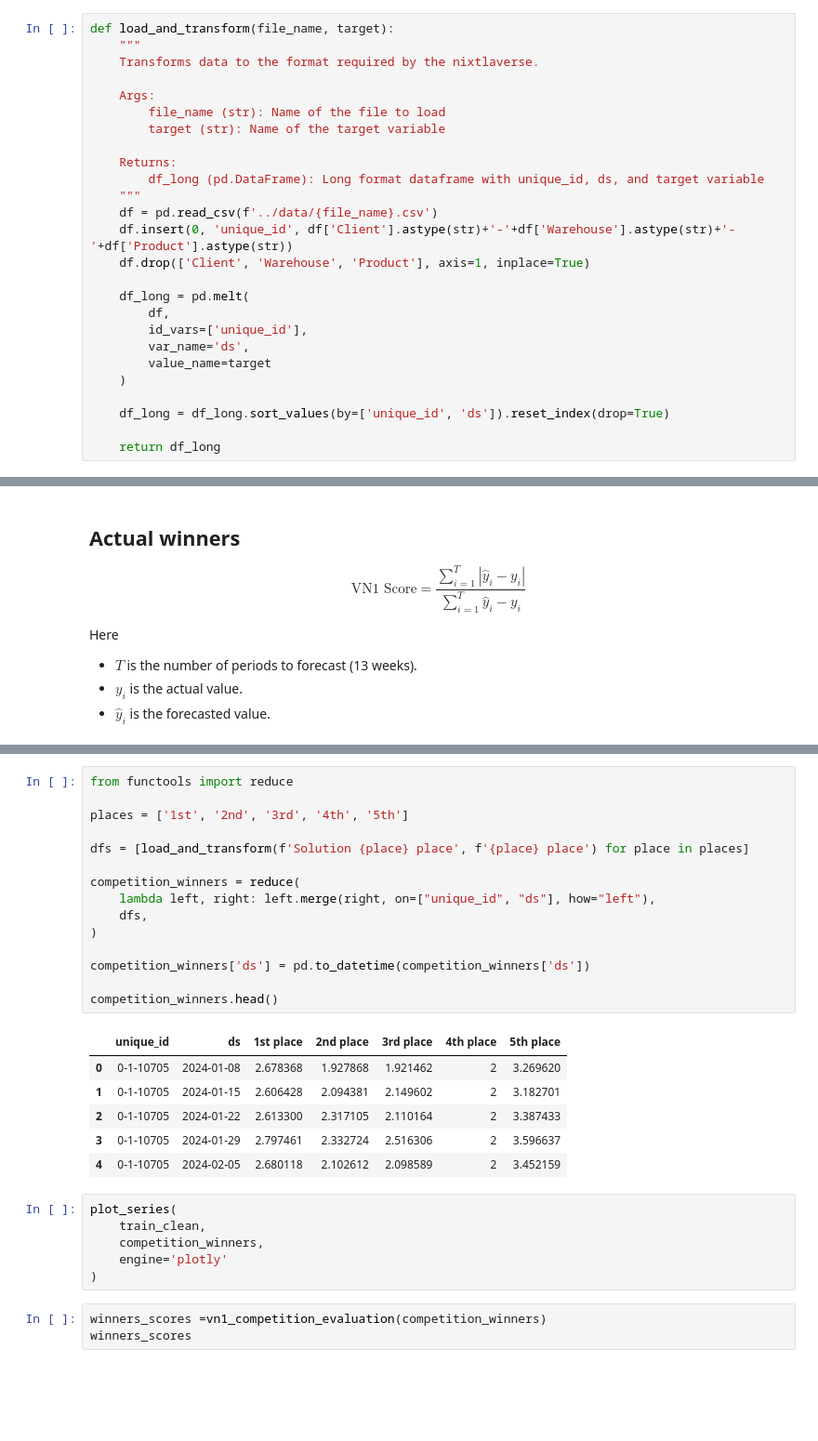
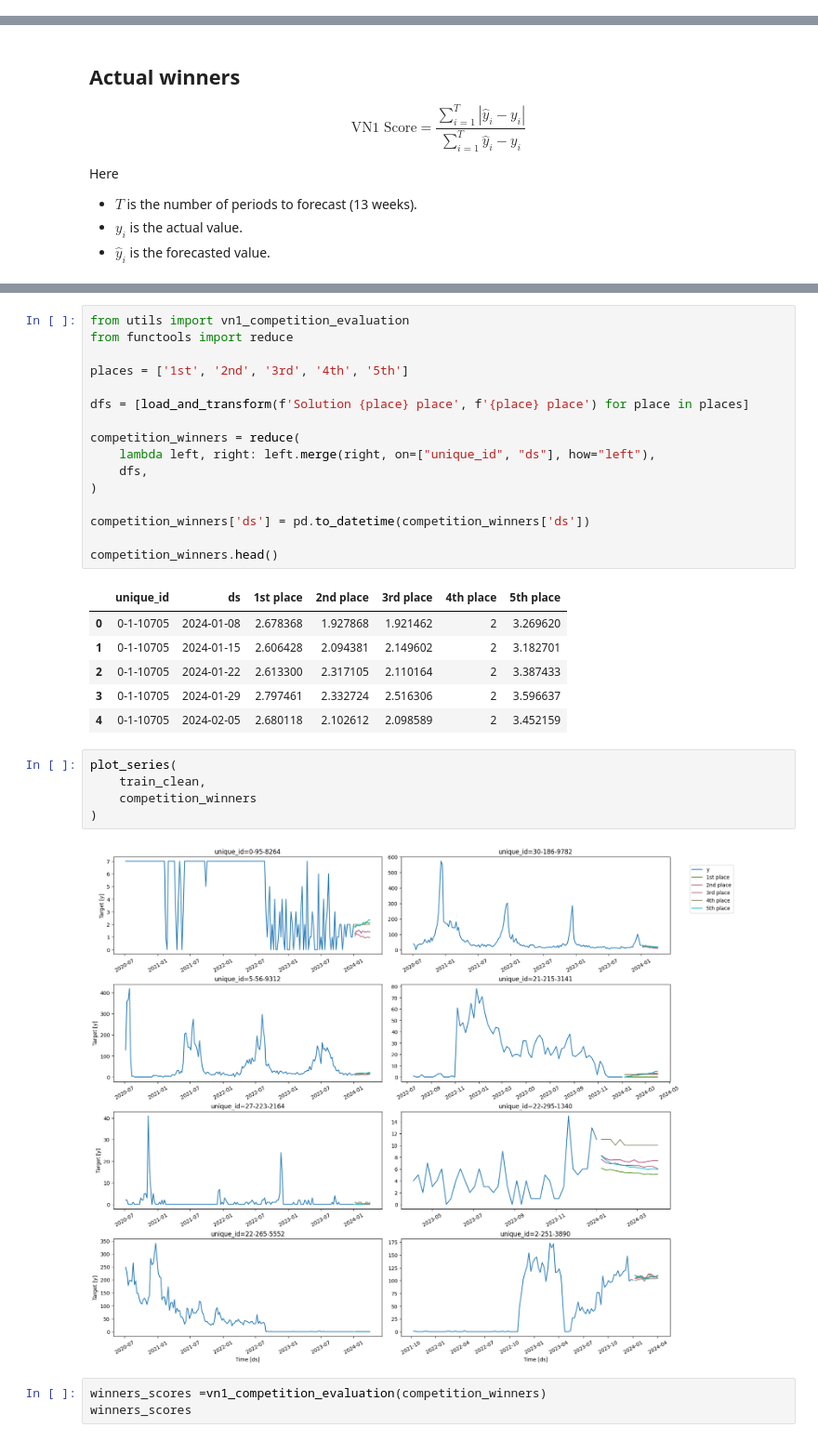
Before and after one commit to MMenchero/modern_forecasting_course, a Jupyter notebook: nbs/01_data_prep.ipynb, the cells around one changed output, grey strips where cells are left out. Shown at 93% size. Drawn from its saved outputs; the diff is of its cells as text; blank space fills up the shorter version.

```diff
--- a/nbs/01_data_prep.ipynb
+++ b/nbs/01_data_prep.ipynb
@@ -23,31 +23,5 @@ train_phase0.head()
 | 3 | 0 | 1 | 1149 | 7.0 | 7.0 | 7.0 | 7.0 | 7.0 | 7.0 | ... |
 | 4 | 0 | 1 | 1485 | 0.0 | 0.0 | 0.0 | 0.0 | 0.0 | 0.0 | ... |
 5 rows × 173 columns
-# %%
-def load_and_transform(file_name, target):
-    """
-    Transforms data to the format required by the nixtlaverse.
-
-    Args:
-        file_name (str): Name of the file to load
-        target (str): Name of the target variable
-
-    Returns:
-        df_long (pd.DataFrame): Long format dataframe with unique_id, ds, and target variable
-    """
-    df = pd.read_csv(f'../data/{file_name}.csv')
-    df.insert(0, 'unique_id', df['Client'].astype(str)+'-'+df['Warehouse'].astype(str)+'-'+df['Product'].astype(str))
-    df.drop(['Client', 'Warehouse', 'Product'], axis=1, inplace=True)
-
-    df_long = pd.melt(
-        df,
-        id_vars=['unique_id'],
-        var_name='ds',
-        value_name=target
-    )
-
-    df_long = df_long.sort_values(by=['unique_id', 'ds']).reset_index(drop=True)
-
-    return df_long
 # %%
 # Competition datasets
@@ -154,4 +106,5 @@ def vn1_competition_evaluation(forecasts):
 # %%
+from utils import vn1_competition_evaluation
 from functools import reduce
 
 places = ['1st', '2nd', '3rd', '4th', '5th']
@@ -176,9 +129,10 @@ competition_winners.head()
 # %%
 plot_series(
     train_clean,
-    competition_winners,
-    engine='plotly'
+    competition_winners
 )
+# %% [output]
+[figure, added]
 # %%
 winners_scores =vn1_competition_evaluation(competition_winners)
 winners_scores
```
Also changed, not shown: parts of 3 cells of this notebook, 4 other files.
